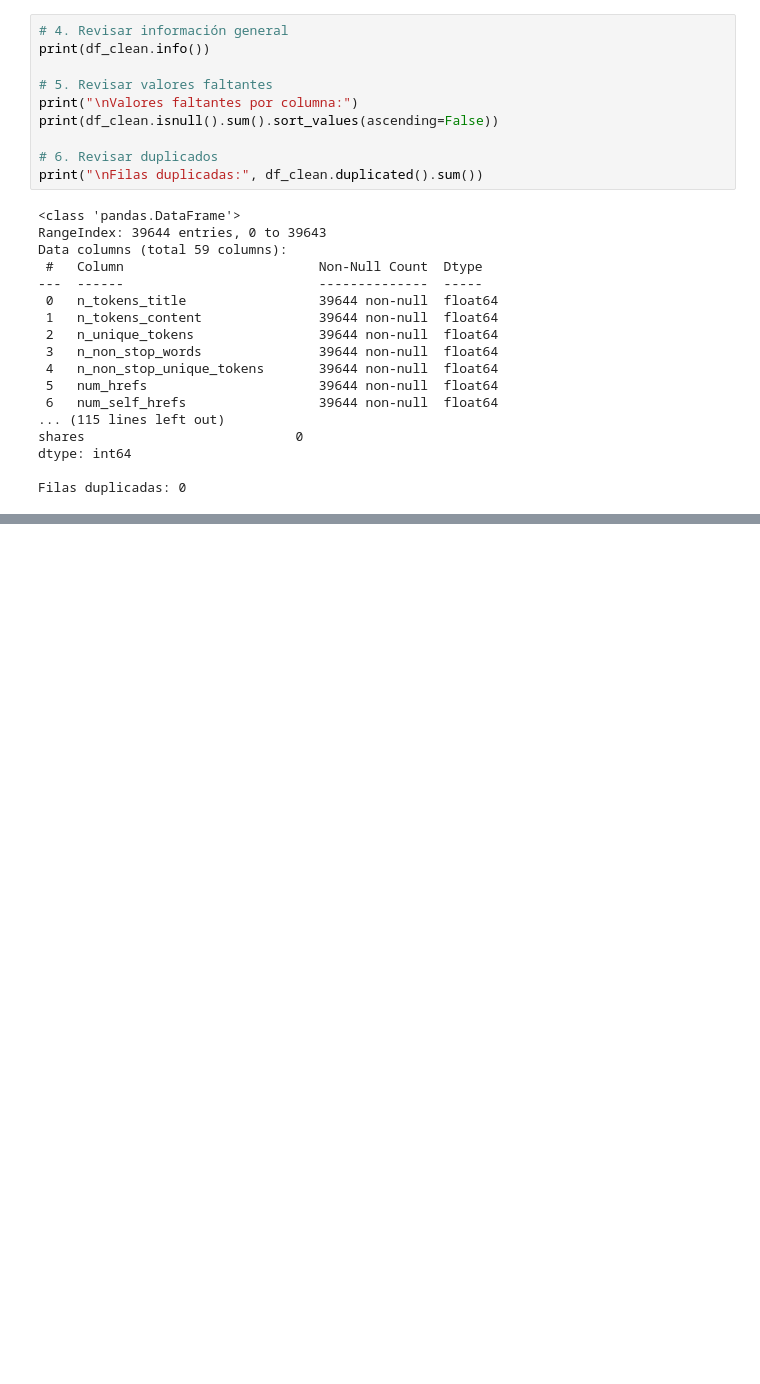
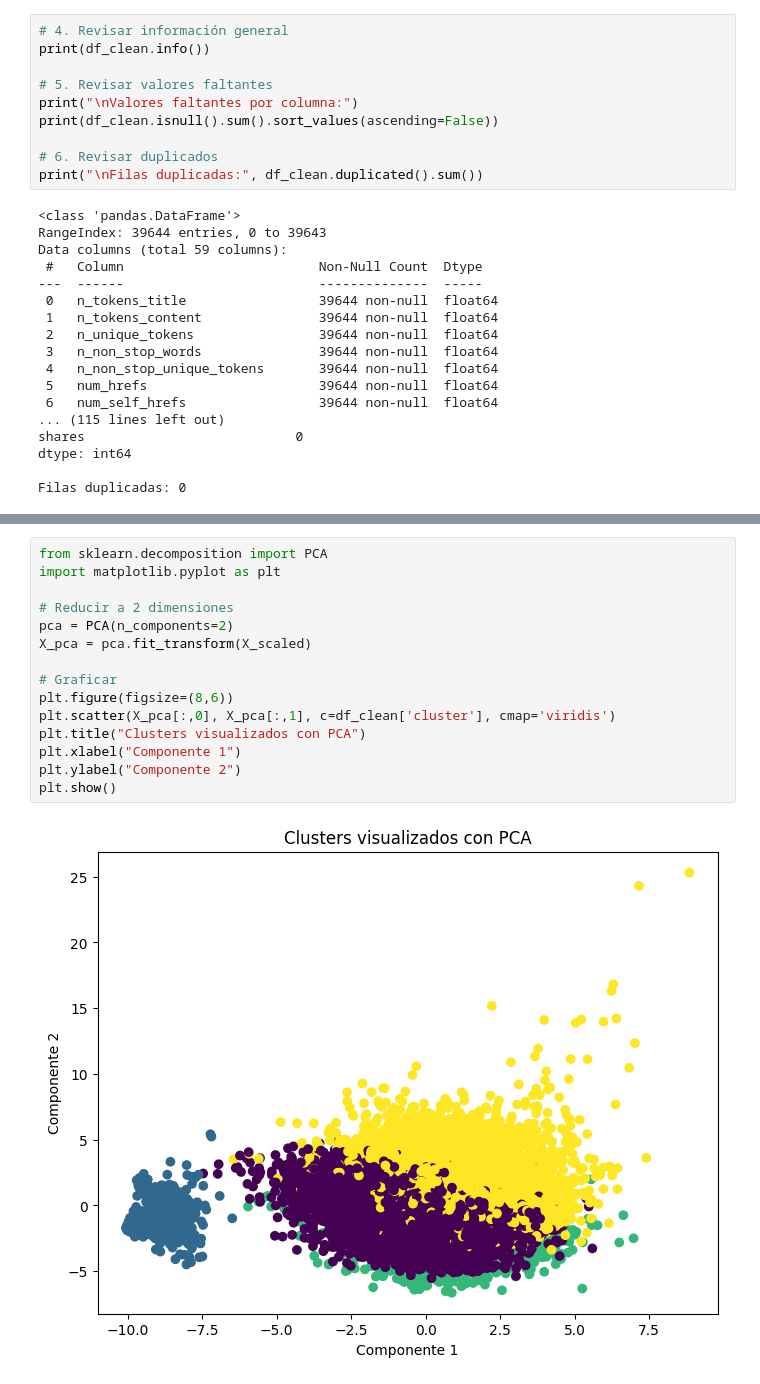
Before and after one commit to YariMar24/Online-News-Popularity, a Jupyter notebook: OnlineNewsPopularity/Proyecto_Mineria.ipynb, the cells around one changed output, grey strips where cells are left out. Drawn from its saved outputs; the diff is of its cells as text; blank space fills up the shorter version.

```diff
--- a/OnlineNewsPopularity/Proyecto_Mineria.ipynb
+++ b/OnlineNewsPopularity/Proyecto_Mineria.ipynb
@@ -69,0 +189,17 @@ df_clean.describe().T
+# %%
+from sklearn.decomposition import PCA
+import matplotlib.pyplot as plt
+
+# Reducir a 2 dimensiones
+pca = PCA(n_components=2)
+X_pca = pca.fit_transform(X_scaled)
+
+# Graficar
+plt.figure(figsize=(8,6))
+plt.scatter(X_pca[:,0], X_pca[:,1], c=df_clean['cluster'], cmap='viridis')
+plt.title("Clusters visualizados con PCA")
+plt.xlabel("Componente 1")
+plt.ylabel("Componente 2")
+plt.show()
+# %% [output]
+[figure, added]
```
Also changed, not shown: parts of 23 cells of this notebook, 5 other files.
